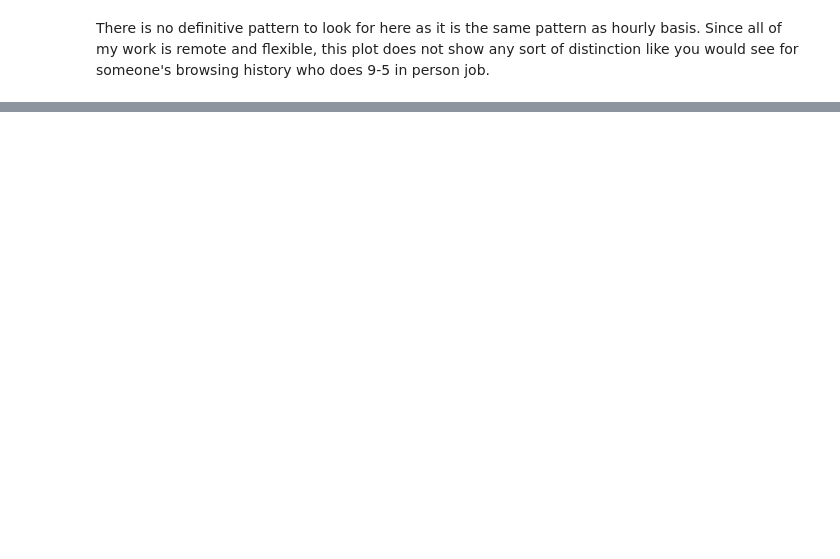
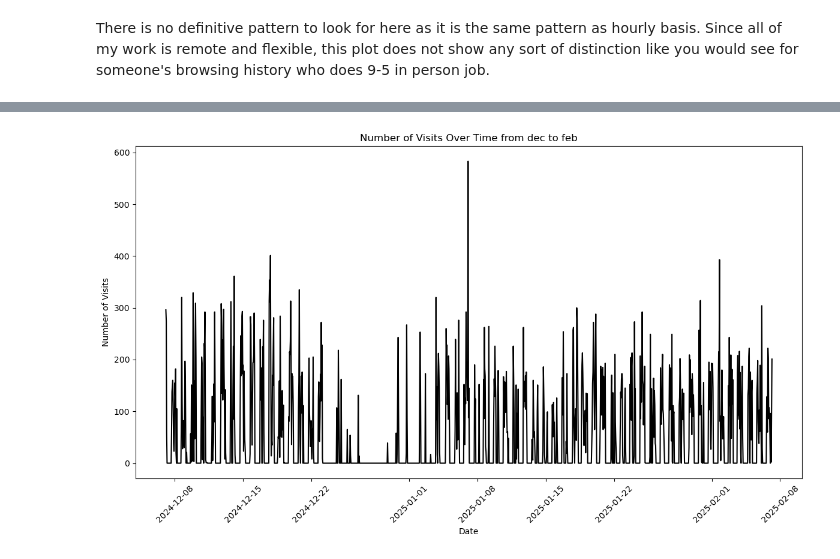
Before and after one commit to SujanNeupane42/DS602, a Jupyter notebook: week02/homework - week2.ipynb, the cells around one changed output, grey strips where cells are left out. Saved outputs shown, nothing was run; the diff lists cells and outputs as text; code cells hidden in the pictures; blank space fills up the shorter version.

```diff
--- a/week02/homework - week2.ipynb
+++ b/week02/homework - week2.ipynb
@@ -367,0 +441,5 @@ There is no definitive pattern to look for here as it is the same pattern as hou
+# %%
+# get the number of visits per hour per date
+df_hour = df.set_index('date').resample('H').size().reset_index()
+df_hour.rename(columns={0: "count"}, inplace=True)
+df_hour
@@ -367,0 +460,11 @@ There is no definitive pattern to look for here as it is the same pattern as hou
+# %%
+fig, ax = plt.subplots(nrows=1, ncols=1, figsize=(12, 7))
+sns.lineplot(data=df_hour, x='date', y='count', ax=ax, color='black')
+plt.title('Number of Visits Over Time from dec to feb')
+plt.xlabel('Date')
+plt.ylabel('Number of Visits')
+plt.xticks(rotation=45)
+plt.tight_layout()
+plt.show()
+# %% [output]
+[figure, added]
```
Also changed, not shown: parts of 29 cells of this notebook.
